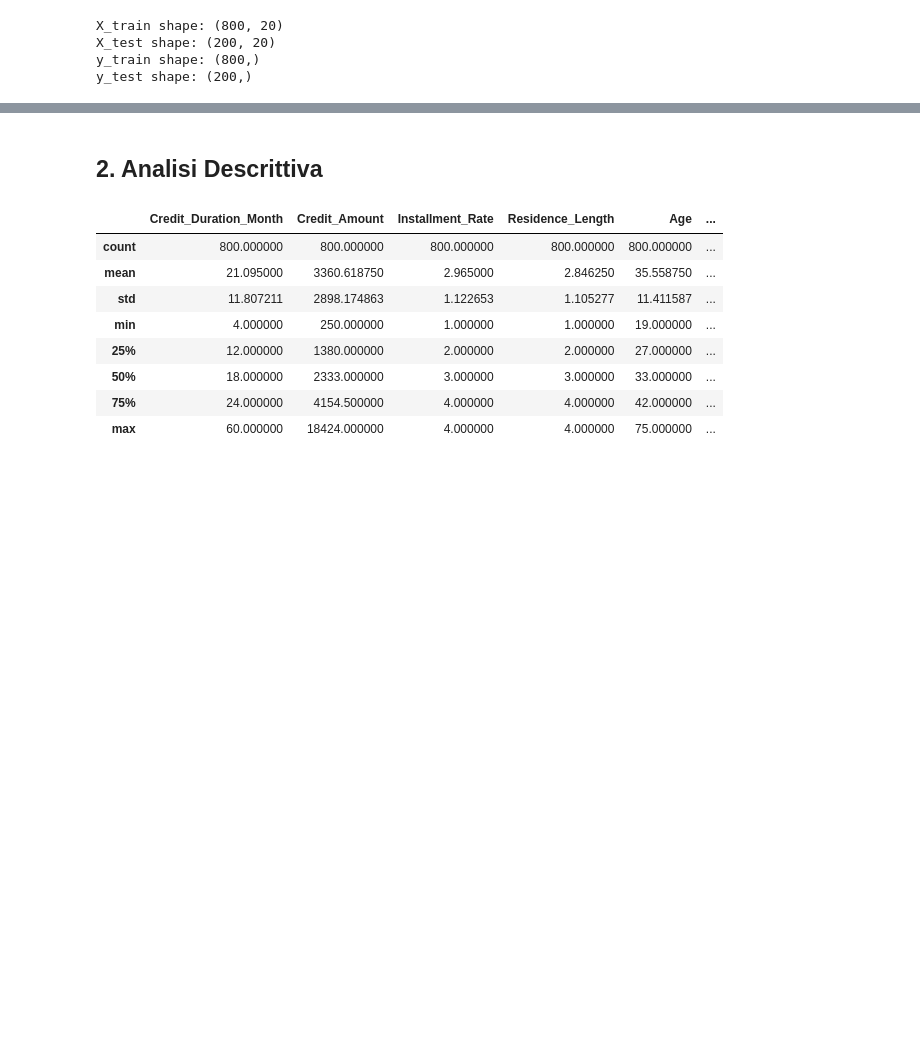
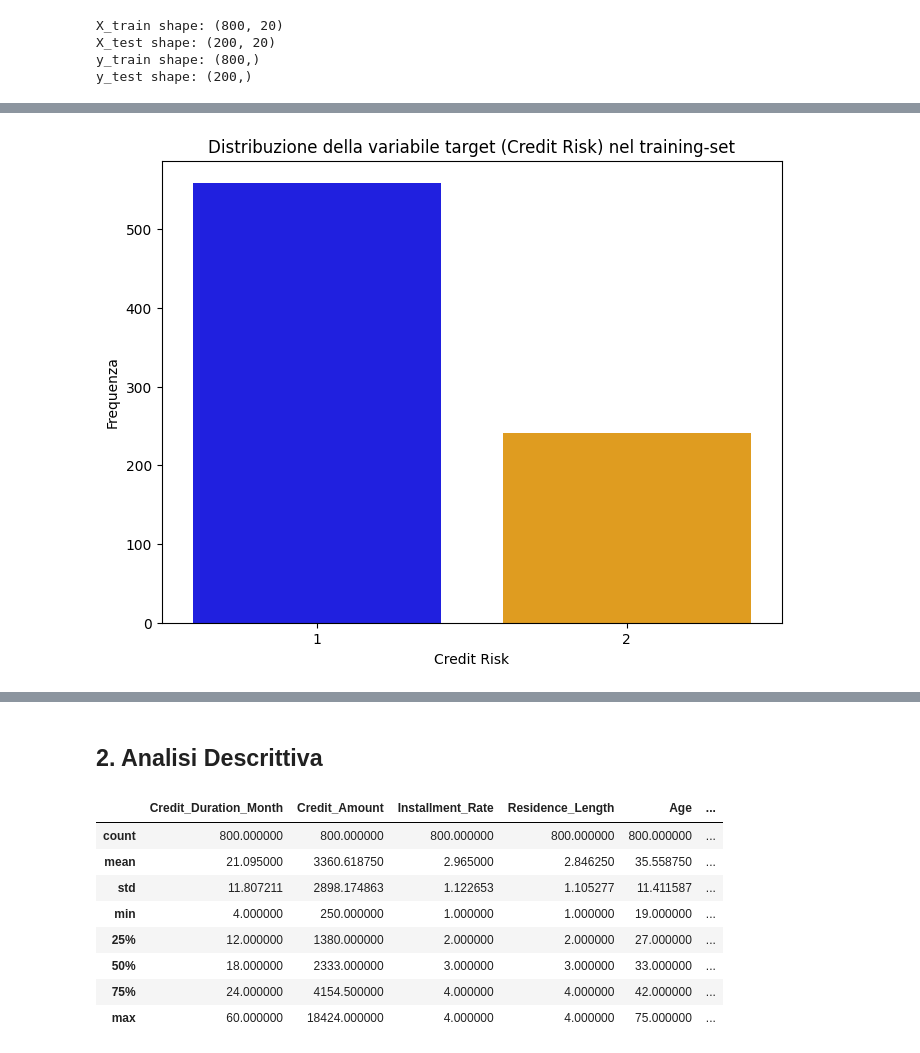
Before and after one commit to hidemet/mldm-credit-card-risk, a Jupyter notebook: myCopy_ProgettoMLDM_Dumas_Rossini.ipynb, the cells around one changed output, grey strips where cells are left out. Drawn from its saved outputs; the diff is of its cells as text; code cells hidden in the pictures; blank space fills up the shorter version.

```diff
--- a/myCopy_ProgettoMLDM_Dumas_Rossini.ipynb
+++ b/myCopy_ProgettoMLDM_Dumas_Rossini.ipynb
@@ -138,0 +47,28 @@ y = df['Credit_Risk']
+# %%
+names = [
+    "Account_balance", # 1 Saldo contabile (diviso in quattro fasce)
+    "Duration", # 2 (month)
+    "Credit_history", # 3
+    "Purpose", # 4
+    "Credit_amount", # 5
+    "Saving_accounts", # 6
+    "Employment_length",# 7
+    "Installment_rate", # 8 (% sul reddito disponibile)
+    "Sex_and_Marital_status", # 9
+    "Guarantor", # 10
+    "Residence_duration", # 11
+    "Most_valuable_asset", # 12
+    "Age", # 13
+    "Concurrent_credits", # 14
+    "Type_apartment", # 15
+    "Existing_Credits_Count", # 16
+    "Job", # 17
+    "Dependents_count", # 18
+    "Telephone", # 19
+    "Foreign_Worker", # 20
+    "Credit_Risk"  # target
+]
+
+
+data = pd.read_csv("german.data", sep=" ", header= None, names = names)
+data
@@ -149,0 +202,10 @@ y_test shape: (200,)
+# %%
+# Plotting the histogram of the target variable 'Credit_Risk'
+plt.figure(figsize=(8, 6))
+sns.countplot(x=y_train, hue=y_train, palette=['blue', 'orange'], legend=False)
+plt.title('Distribuzione della variabile target (Credit Risk) nel training-set')
+plt.xlabel('Credit Risk')
+plt.ylabel('Frequenza')
+plt.show()
+# %% [output]
+[figure, added]
```
Also changed, not shown: parts of 18 cells of this notebook.
